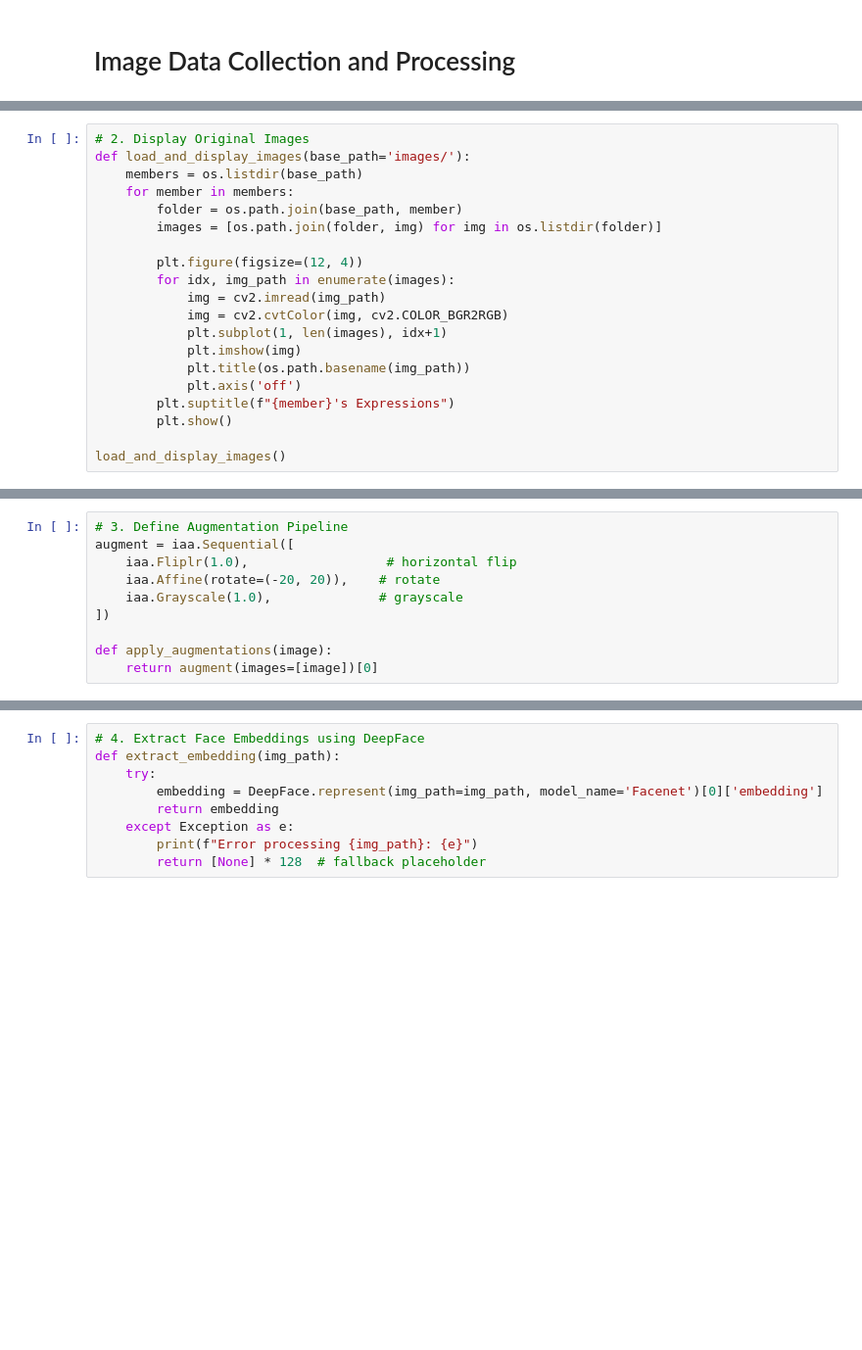
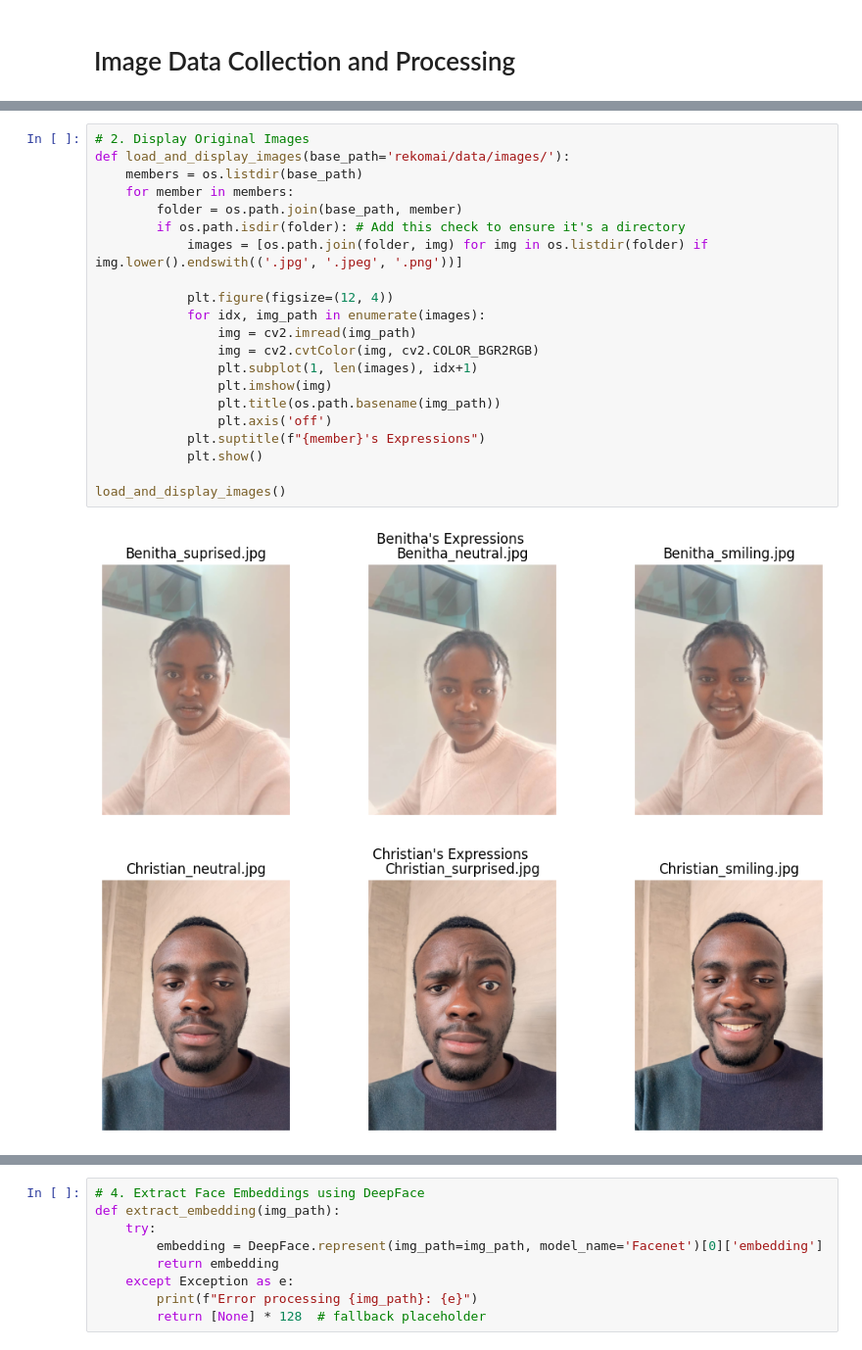
Before and after one commit to Christianib003/rekomai, a Jupyter notebook: notebooks/image_data_preprocessing.ipynb, the cells around one changed output, grey strips where cells are left out. Shown at 98% size. Drawn from its saved outputs; the diff is of its cells as text; blank space fills up the shorter version.

Commit message:
Processed image data

```diff
--- a/notebooks/image_data_preprocessing.ipynb
+++ b/notebooks/image_data_preprocessing.ipynb
@@ -12,20 +27,24 @@ import imgaug.augmenters as iaa
 # %%
 # 2. Display Original Images
-def load_and_display_images(base_path='images/'):
+def load_and_display_images(base_path='rekomai/data/images/'):
     members = os.listdir(base_path)
     for member in members:
         folder = os.path.join(base_path, member)
-        images = [os.path.join(folder, img) for img in os.listdir(folder)]
+        if os.path.isdir(folder): # Add this check to ensure it's a directory
+            images = [os.path.join(folder, img) for img in os.listdir(folder) if img.lower().endswith(('.jpg', '.jpeg', '.png'))]
 
-        plt.figure(figsize=(12, 4))
-        for idx, img_path in enumerate(images):
-            img = cv2.imread(img_path)
-            img = cv2.cvtColor(img, cv2.COLOR_BGR2RGB)
-            plt.subplot(1, len(images), idx+1)
-            plt.imshow(img)
-            plt.title(os.path.basename(img_path))
-            plt.axis('off')
-        plt.suptitle(f"{member}'s Expressions")
-        plt.show()
+            plt.figure(figsize=(12, 4))
+            for idx, img_path in enumerate(images):
+                img = cv2.imread(img_path)
+                img = cv2.cvtColor(img, cv2.COLOR_BGR2RGB)
+                plt.subplot(1, len(images), idx+1)
+                plt.imshow(img)
+                plt.title(os.path.basename(img_path))
+                plt.axis('off')
+            plt.suptitle(f"{member}'s Expressions")
+            plt.show()
 
 load_and_display_images()
+# %% [output]
+[figure, added]
+[figure, added]
@@ -32,10 +52,0 @@ load_and_display_images()
-# %%
-# 3. Define Augmentation Pipeline
-augment = iaa.Sequential([
-    iaa.Fliplr(1.0),                  # horizontal flip
-    iaa.Affine(rotate=(-20, 20)),    # rotate
-    iaa.Grayscale(1.0),              # grayscale
-])
-
-def apply_augmentations(image):
-    return augment(images=[image])[0]
```
Also changed, not shown: parts of 8 cells of this notebook.
